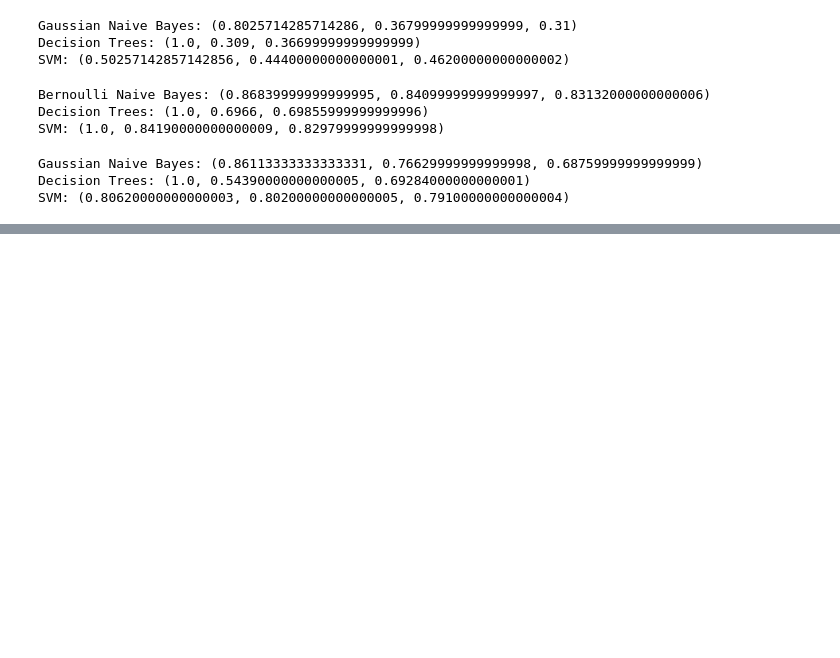
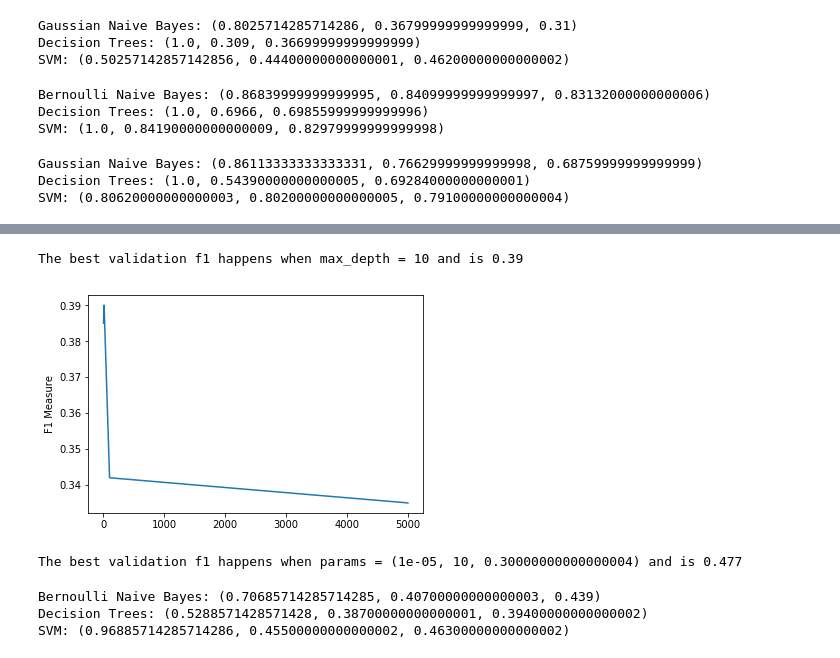
Before and after one commit to AsherWright/COMP511-machine-learning, a Jupyter notebook: Assignment 3/Assignment 3.ipynb, the cells around one changed output, grey strips where cells are left out. Saved outputs shown, nothing was run; the diff lists cells and outputs as text; code cells hidden in the pictures; blank space fills up the shorter version.

```diff
--- a/Assignment 3/Assignment 3.ipynb
+++ b/Assignment 3/Assignment 3.ipynb
@@ -379,0 +373,20 @@ The best validation f1 happens when params = (0.0005, 1, 0.30000000000000004) an
+# %%
+#perform validation with Decision tree (YELP) on BBOW
+max_depth = validate_decision_tree(yelp_training_inputs[0], yelp_train['Evaluation'],yelp_validation_inputs[0], yelp_valid['Evaluation'])
+best_yelp_classifiers.append(("Decision Trees: ", tree.DecisionTreeClassifier(max_depth=max_depth)))
+# %% [output]
+The best validation f1 happens when max_depth = 10 and is 0.39
+[figure, added]
+# %%
+#Perform validation on SVM (YELP) BBOW
+tol, max_iter, c = validate_SVM(yelp_training_inputs[0], yelp_train['Evaluation'], yelp_validation_inputs[0], yelp_valid['Evaluation'])
+best_yelp_classifiers.append(("SVM: ", svm.LinearSVC(tol=tol, max_iter=max_iter, C=c)))
+# %% [output]
+The best validation f1 happens when params = (1e-05, 10, 0.30000000000000004) and is 0.477
+# %%
+#run the classifiers for BBOW (data_index = 0)
+run_yelp_classifiers(best_yelp_classifiers, 0)
+# %% [output]
+Bernoulli Naive Bayes: (0.70685714285714285, 0.40700000000000003, 0.439)
+Decision Trees: (0.5288571428571428, 0.38700000000000001, 0.39400000000000002)
+SVM: (0.96885714285714286, 0.45500000000000002, 0.46300000000000002)
```
Also changed, not shown: parts of 29 cells of this notebook.
